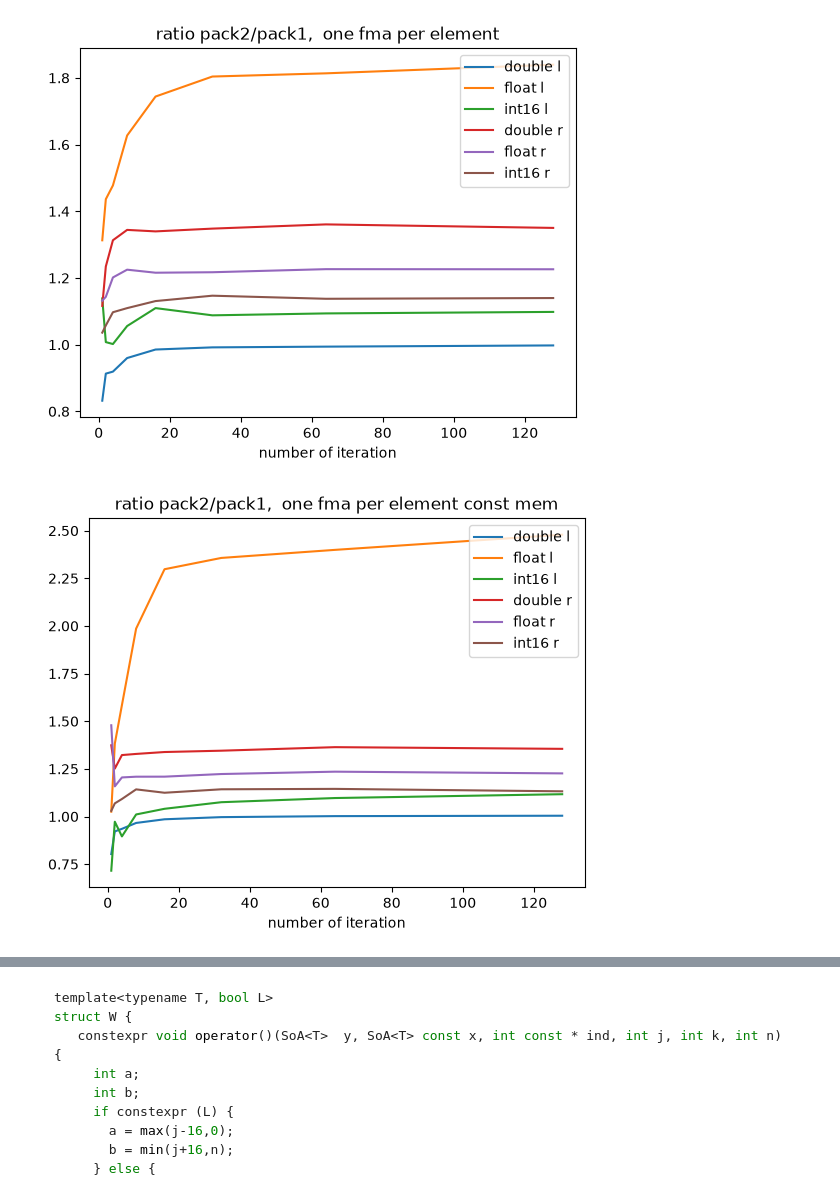
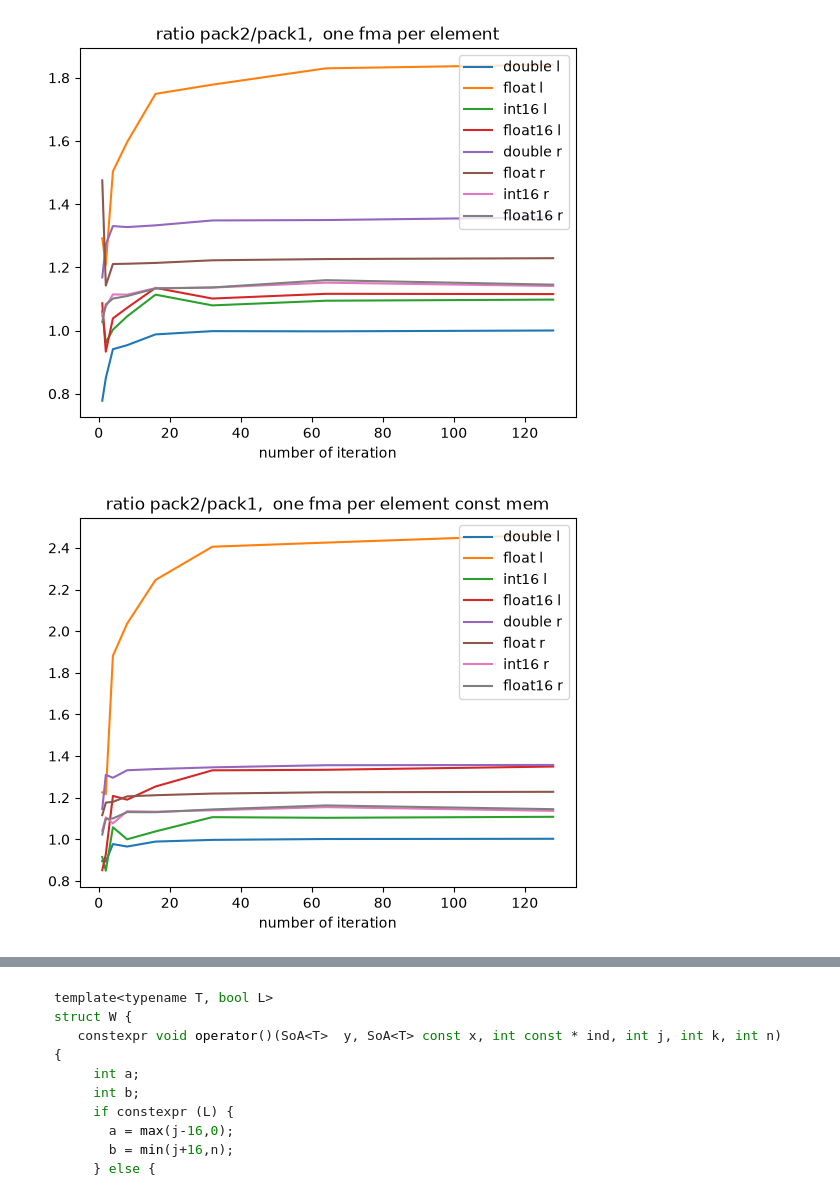
Before and after one commit to VinInn/pyTools, a Jupyter notebook: rooflineT4.ipynb, the cells around one changed output, grey strips where cells are left out. Drawn from its saved outputs; the diff is of its cells as text; code cells hidden in the pictures.

```diff
--- a/rooflineT4.ipynb
+++ b/rooflineT4.ipynb
@@ -181,27 +241,31 @@ plt.show()
 # %%
 fig, ax = plt.subplots()
-plt.plot(iter,times[3+0]/times[0], label="double l")
-plt.plot(iter,times[3+1]/times[1], label="float l")
-plt.plot(iter,times[3+2]/times[2], label="int16 l")
-plt.plot(iter,times[3+9]/times[9], label="double r")
-plt.plot(iter,times[3+10]/times[10], label="float r")
-plt.plot(iter,times[3+11]/times[11], label="int16 r")
+plt.plot(iter,times[4+0]/times[0], label="double l")
+plt.plot(iter,times[4+1]/times[1], label="float l")
+plt.plot(iter,times[4+2]/times[2], label="int16 l")
+plt.plot(iter,times[4+3]/times[3], label="float16 l")
+plt.plot(iter,times[4+10]/times[10], label="double r")
+plt.plot(iter,times[4+11]/times[11], label="float r")
+plt.plot(iter,times[4+12]/times[12], label="int16 r")
+plt.plot(iter,times[4+13]/times[13], label="float16 r")
 ax.legend(loc='upper right')
 ax.set_title('ratio pack2/pack1,  one fma per element')
 ax.set_xlabel('number of iteration')
 plt.show()
 
 fig, ax = plt.subplots()
-plt.plot(iter,ctimes[3+0]/ctimes[0], label="double l")
-plt.plot(iter,ctimes[3+1]/ctimes[1], label="float l")
-plt.plot(iter,ctimes[3+2]/ctimes[2], label="int16 l")
-plt.plot(iter,ctimes[3+9]/ctimes[9], label="double r")
-plt.plot(iter,ctimes[3+10]/ctimes[10], label="float r")
-plt.plot(iter,ctimes[3+11]/ctimes[11], label="int16 r")
+plt.plot(iter,ctimes[4+0]/ctimes[0], label="double l")
+plt.plot(iter,ctimes[4+1]/ctimes[1], label="float l")
+plt.plot(iter,ctimes[4+2]/ctimes[2], label="int16 l")
+plt.plot(iter,ctimes[4+3]/ctimes[3], label="float16 l")
+plt.plot(iter,ctimes[4+10]/ctimes[10], label="double r")
+plt.plot(iter,ctimes[4+11]/ctimes[11], label="float r")
+plt.plot(iter,ctimes[4+12]/ctimes[12], label="int16 r")
+plt.plot(iter,ctimes[4+13]/ctimes[13], label="float16 r")
 ax.legend(loc='upper right')
 ax.set_title('ratio pack2/pack1,  one fma per element const mem')
 ax.set_xlabel('number of iteration')
 plt.show()
 # %% [output]
-[figure, old version]
+[figure, new version]
-[figure, old version]
+[figure, new version]
```
Also changed, not shown: parts of 16 cells of this notebook.
